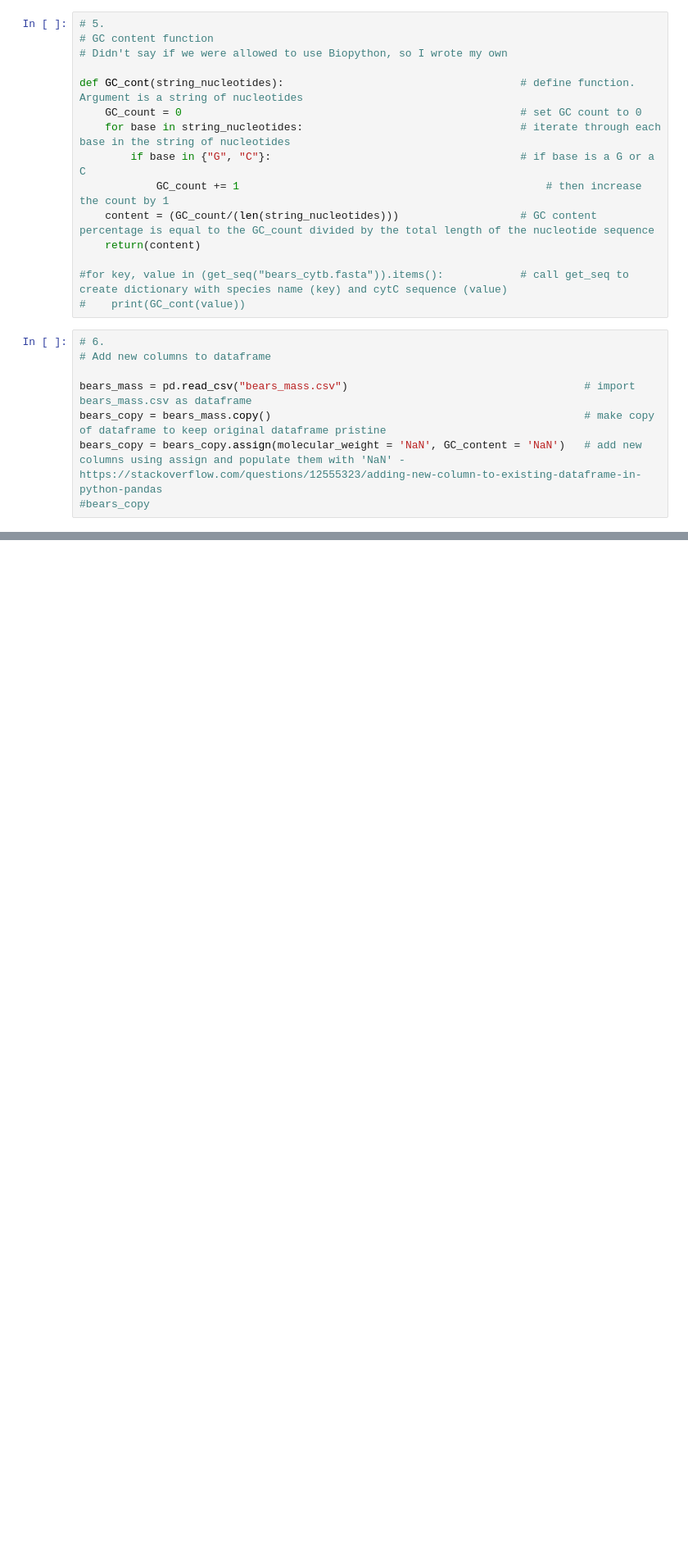
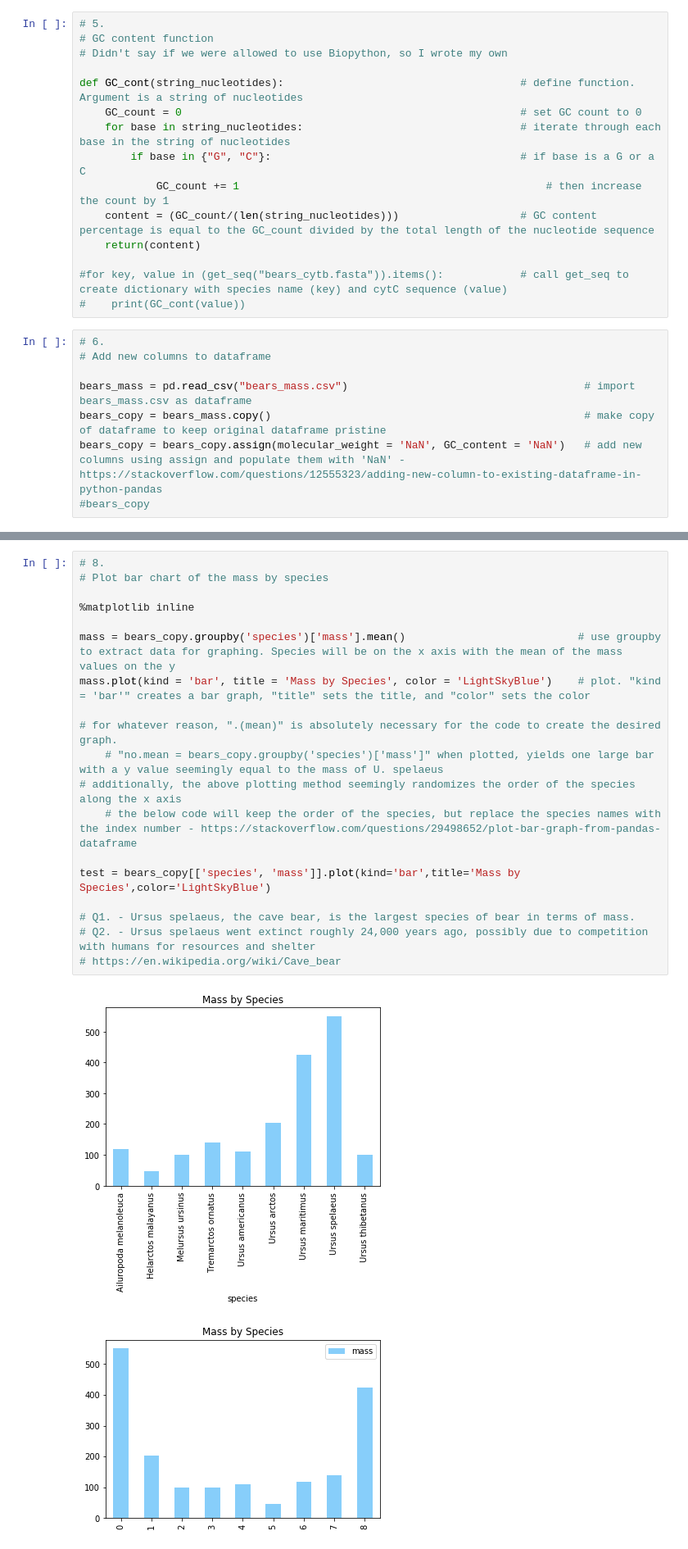
Before and after one commit to benc347/Python-Assignment, a Jupyter notebook: Python Assignment - Cortes.ipynb, the cells around one changed output, grey strips where cells are left out. Shown at 82% size. Saved outputs shown, nothing was run; the diff lists cells and outputs as text; blank space fills up the shorter version.

```diff
--- a/Python Assignment - Cortes.ipynb
+++ b/Python Assignment - Cortes.ipynb
@@ -126,3 +126,25 @@ bears_copy
 | 6 | Ailuropoda melanoleuca | 118.200 | 42702.2 | 0.407895 |
 | 7 | Tremarctos ornatus | 140.700 | 42384.8 | 0.44386 |
 | 8 | Ursus maritimus | 425.100 | 42454.8 | 0.442982 |
+# %%
+# 8.
+# Plot bar chart of the mass by species
+
+%matplotlib inline
+
+mass = bears_copy.groupby('species')['mass'].mean()                           # use groupby to extract data for graphing. Species will be on the x axis with the mean of the mass values on the y
+mass.plot(kind = 'bar', title = 'Mass by Species', color = 'LightSkyBlue')    # plot. "kind = 'bar'" creates a bar graph, "title" sets the title, and "color" sets the color
+
+# for whatever reason, ".(mean)" is absolutely necessary for the code to create the desired graph.
+    # "no.mean = bears_copy.groupby('species')['mass']" when plotted, yields one large bar with a y value seemingly equal to the mass of U. spelaeus
+# additionally, the above plotting method seemingly randomizes the order of the species along the x axis
+    # the below code will keep the order of the species, but replace the species names with the index number - https://stackoverflow.com/questions/29498652/plot-bar-graph-from-pandas-dataframe
+
+test = bears_copy[['species', 'mass']].plot(kind='bar',title='Mass by Species',color='LightSkyBlue')
+
+# Q1. - Ursus spelaeus, the cave bear, is the largest species of bear in terms of mass.
+# Q2. - Ursus spelaeus went extinct roughly 24,000 years ago, possibly due to competition with humans for resources and shelter
+# https://en.wikipedia.org/wiki/Cave_bear
+# %% [output]
+[figure, added]
+[figure, added]
```
Also changed, not shown: parts of 3 cells of this notebook, 1 other file.
